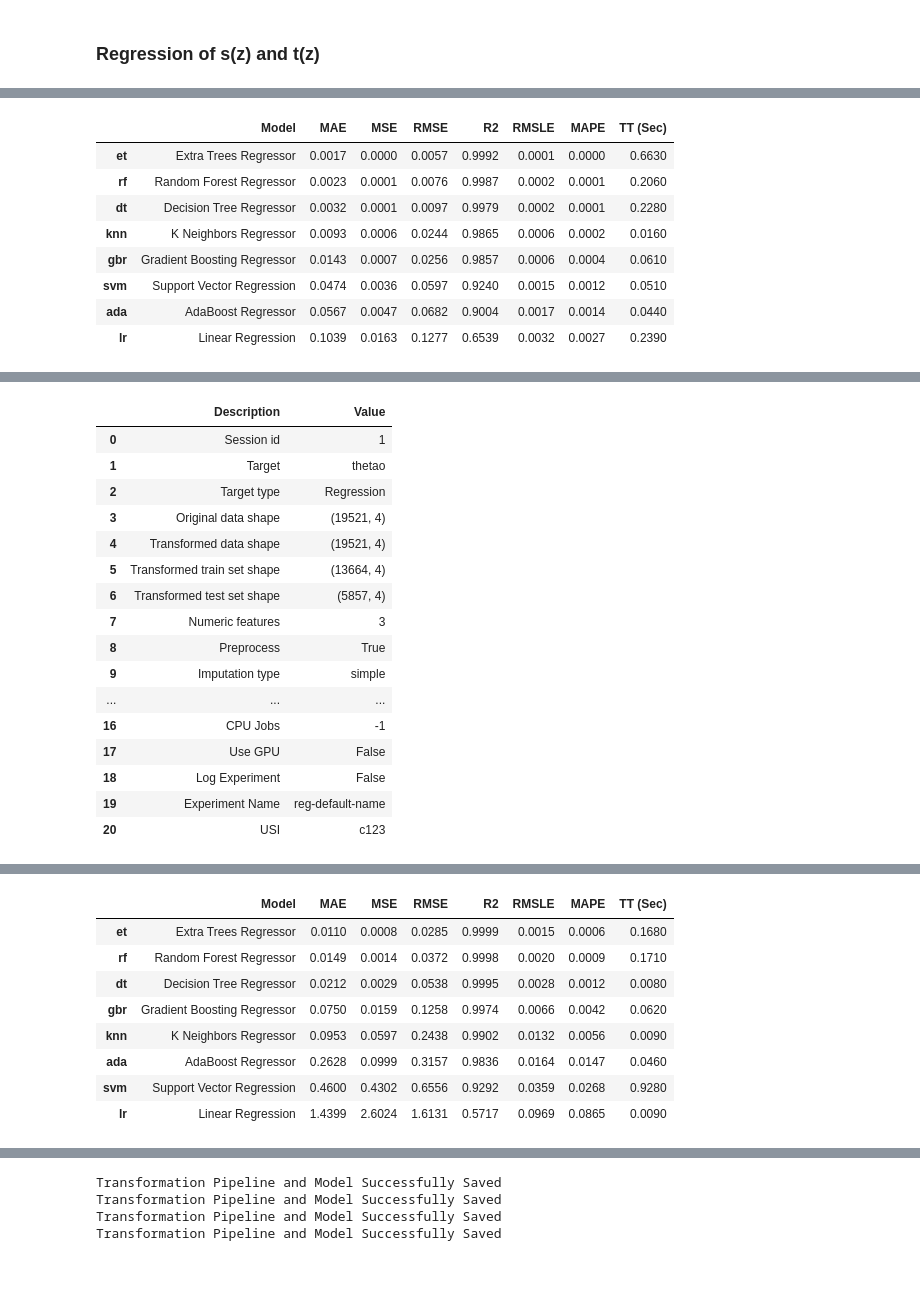
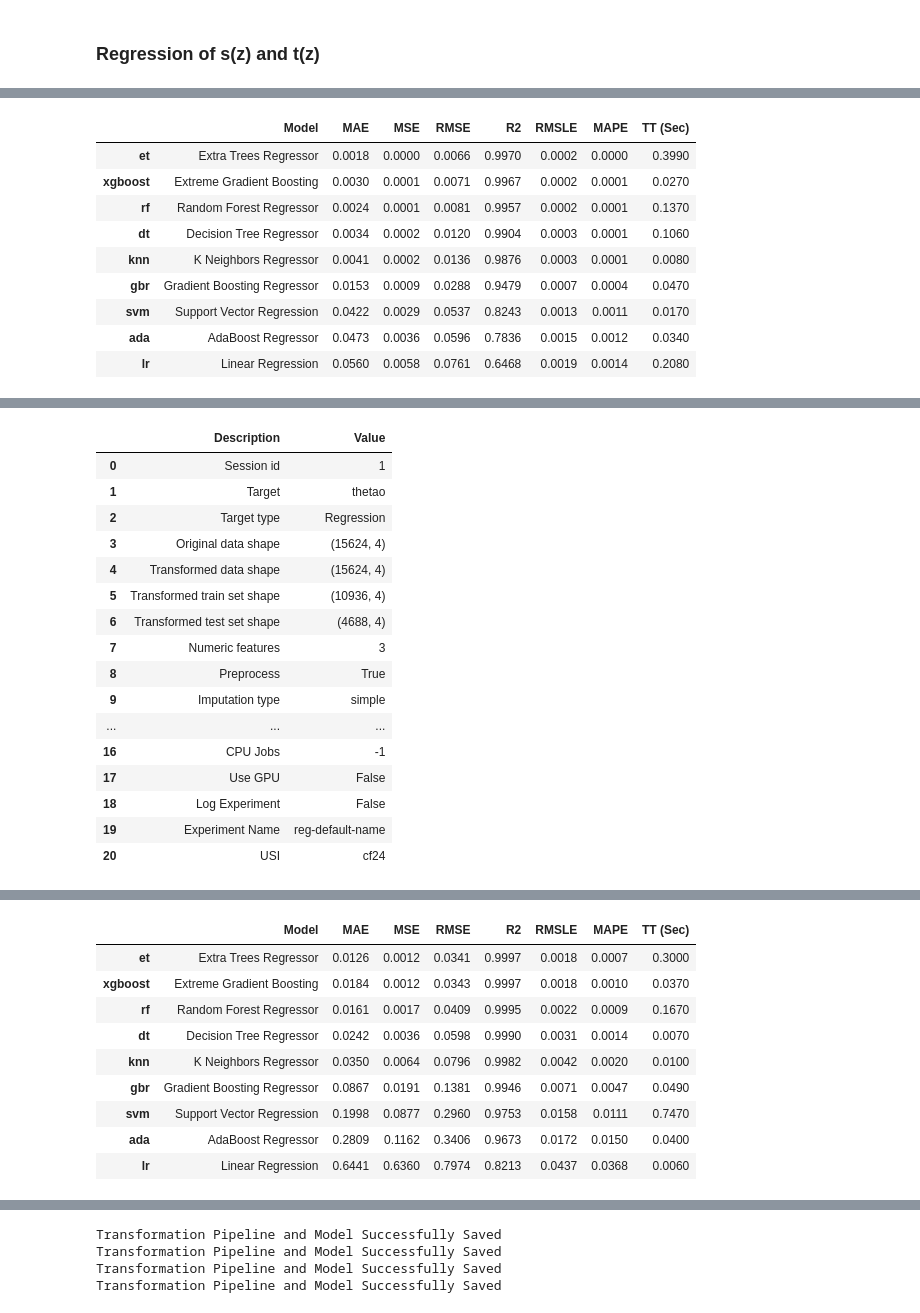
Before and after one commit to zzjc1234/MCM2024Preparation, a Jupyter notebook: MODEL/model1.ipynb, the cells around one changed output, grey strips where cells are left out. Drawn from its saved outputs; the diff is of its cells as text; code cells hidden in the pictures; blank space fills up the shorter version.

```diff
--- a/MODEL/model1.ipynb
+++ b/MODEL/model1.ipynb
@@ -7,7 +7,10 @@ import pandas as pd
 
 # Sea
 sample_path = "../merged_output/se/20201201se.csv.csv"
-sea_df = pd.read_csv(sample_path)
+origin_df = pd.read_csv(sample_path)
+sea_df_all = origin_df[origin_df['depth'] < 500]
+sea_df = sea_df_all[['depth', 'lat', 'lon', 'uo', 'vo', 'thetao', 'so']]
+
 g_0 = 9.8009
 
 # submersible
@@ -149,8 +191,8 @@ plt.show()
 # %%
 from pycaret.regression import RegressionExperiment
 
-s_df = sea_df[['depth', 'lat', 'lon', 'so']]
-t_df = sea_df[['depth', 'lat', 'lon', 'thetao']]
+s_df = sea_df[['depth', 'x', 'y', 'so']]
+t_df = sea_df[['depth', 'x', 'y', 'thetao']]
 
 s_reg = RegressionExperiment()
 t_reg = RegressionExperiment()
@@ -158,13 +200,13 @@ t_reg = RegressionExperiment()
 # import pycaret regression and init setup
 s_reg.setup(s_df, target='so', session_id=1,
             normalize=True, normalize_method="minmax")
-s_best = s_reg.compare_models(budget_time=0.5, include=[
-                              'lr', 'dt',  'et', 'rf', 'knn', 'gbr', 'ada', 'svm'])
+s_best = s_reg.compare_models(budget_time=0.5,  include=[
+                              'lr', 'dt',  'et', 'rf', 'knn', 'gbr', 'ada', 'svm', 'xgboost'])
 
 t_reg.setup(t_df, target='thetao', session_id=1,
             normalize=True, normalize_method="minmax")
 t_best = t_reg.compare_models(budget_time=0.5, include=[
-                              'lr', 'dt',  'et', 'rf', 'knn', 'gbr', 'ada', 'svm'])
+                              'lr', 'dt',  'et', 'rf', 'knn', 'gbr', 'ada', 'svm', 'xgboost'])
 # %% [output]
 |  | Description | Value |
 | 0 | Session id | 1 |
@@ -186,41 +228,43 @@ t_best = t_reg.compare_models(budget_time=0.5, include=[
 [interactive output not drawn]
 |  | Model | MAE | MSE | RMSE | R2 | RMSLE | MAPE | TT (Sec) |
-| et | Extra Trees Regressor | 0.0017 | 0.0000 | 0.0057 | 0.9992 | 0.0001 | 0.0000 | 0.6630 |
-| rf | Random Forest Regressor | 0.0023 | 0.0001 | 0.0076 | 0.9987 | 0.0002 | 0.0001 | 0.2060 |
-| dt | Decision Tree Regressor | 0.0032 | 0.0001 | 0.0097 | 0.9979 | 0.0002 | 0.0001 | 0.2280 |
-| knn | K Neighbors Regressor | 0.0093 | 0.0006 | 0.0244 | 0.9865 | 0.0006 | 0.0002 | 0.0160 |
-| gbr | Gradient Boosting Regressor | 0.0143 | 0.0007 | 0.0256 | 0.9857 | 0.0006 | 0.0004 | 0.0610 |
-| svm | Support Vector Regression | 0.0474 | 0.0036 | 0.0597 | 0.9240 | 0.0015 | 0.0012 | 0.0510 |
-| ada | AdaBoost Regressor | 0.0567 | 0.0047 | 0.0682 | 0.9004 | 0.0017 | 0.0014 | 0.0440 |
-| lr | Linear Regression | 0.1039 | 0.0163 | 0.1277 | 0.6539 | 0.0032 | 0.0027 | 0.2390 |
+| et | Extra Trees Regressor | 0.0018 | 0.0000 | 0.0066 | 0.9970 | 0.0002 | 0.0000 | 0.3990 |
+| xgboost | Extreme Gradient Boosting | 0.0030 | 0.0001 | 0.0071 | 0.9967 | 0.0002 | 0.0001 | 0.0270 |
+| rf | Random Forest Regressor | 0.0024 | 0.0001 | 0.0081 | 0.9957 | 0.0002 | 0.0001 | 0.1370 |
+| dt | Decision Tree Regressor | 0.0034 | 0.0002 | 0.0120 | 0.9904 | 0.0003 | 0.0001 | 0.1060 |
+| knn | K Neighbors Regressor | 0.0041 | 0.0002 | 0.0136 | 0.9876 | 0.0003 | 0.0001 | 0.0080 |
+| gbr | Gradient Boosting Regressor | 0.0153 | 0.0009 | 0.0288 | 0.9479 | 0.0007 | 0.0004 | 0.0470 |
+| svm | Support Vector Regression | 0.0422 | 0.0029 | 0.0537 | 0.8243 | 0.0013 | 0.0011 | 0.0170 |
+| ada | AdaBoost Regressor | 0.0473 | 0.0036 | 0.0596 | 0.7836 | 0.0015 | 0.0012 | 0.0340 |
+| lr | Linear Regression | 0.0560 | 0.0058 | 0.0761 | 0.6468 | 0.0019 | 0.0014 | 0.2080 |
 [interactive output not drawn]
 |  | Description | Value |
 | 0 | Session id | 1 |
 | 1 | Target | thetao |
 | 2 | Target type | Regression |
-| 3 | Original data shape | (19521, 4) |
-| 4 | Transformed data shape | (19521, 4) |
-| 5 | Transformed train set shape | (13664, 4) |
-| 6 | Transformed test set shape | (5857, 4) |
+| 3 | Original data shape | (15624, 4) |
+| 4 | Transformed data shape | (15624, 4) |
+| 5 | Transformed train set shape | (10936, 4) |
+| 6 | Transformed test set shape | (4688, 4) |
 | 7 | Numeric features | 3 |
 | 8 | Preprocess | True |
 | 9 | Imputation type | simple |
 | ... | ... | ... |
 | 16 | CPU Jobs | -1 |
 | 17 | Use GPU | False |
 | 18 | Log Experiment | False |
 | 19 | Experiment Name | reg-default-name |
-| 20 | USI | c123 |
+| 20 | USI | cf24 |
 [interactive output not drawn]
 |  | Model | MAE | MSE | RMSE | R2 | RMSLE | MAPE | TT (Sec) |
-| et | Extra Trees Regressor | 0.0110 | 0.0008 | 0.0285 | 0.9999 | 0.0015 | 0.0006 | 0.1680 |
-| rf | Random Forest Regressor | 0.0149 | 0.0014 | 0.0372 | 0.9998 | 0.0020 | 0.0009 | 0.1710 |
-| dt | Decision Tree Regressor | 0.0212 | 0.0029 | 0.0538 | 0.9995 | 0.0028 | 0.0012 | 0.0080 |
-| gbr | Gradient Boosting Regressor | 0.0750 | 0.0159 | 0.1258 | 0.9974 | 0.0066 | 0.0042 | 0.0620 |
-| knn | K Neighbors Regressor | 0.0953 | 0.0597 | 0.2438 | 0.9902 | 0.0132 | 0.0056 | 0.0090 |
-| ada | AdaBoost Regressor | 0.2628 | 0.0999 | 0.3157 | 0.9836 | 0.0164 | 0.0147 | 0.0460 |
-| svm | Support Vector Regression | 0.4600 | 0.4302 | 0.6556 | 0.9292 | 0.0359 | 0.0268 | 0.9280 |
-| lr | Linear Regression | 1.4399 | 2.6024 | 1.6131 | 0.5717 | 0.0969 | 0.0865 | 0.0090 |
+| et | Extra Trees Regressor | 0.0126 | 0.0012 | 0.0341 | 0.9997 | 0.0018 | 0.0007 | 0.3000 |
+| xgboost | Extreme Gradient Boosting | 0.0184 | 0.0012 | 0.0343 | 0.9997 | 0.0018 | 0.0010 | 0.0370 |
+| rf | Random Forest Regressor | 0.0161 | 0.0017 | 0.0409 | 0.9995 | 0.0022 | 0.0009 | 0.1670 |
+| dt | Decision Tree Regressor | 0.0242 | 0.0036 | 0.0598 | 0.9990 | 0.0031 | 0.0014 | 0.0070 |
+| knn | K Neighbors Regressor | 0.0350 | 0.0064 | 0.0796 | 0.9982 | 0.0042 | 0.0020 | 0.0100 |
+| gbr | Gradient Boosting Regressor | 0.0867 | 0.0191 | 0.1381 | 0.9946 | 0.0071 | 0.0047 | 0.0490 |
+| svm | Support Vector Regression | 0.1998 | 0.0877 | 0.2960 | 0.9753 | 0.0158 | 0.0111 | 0.7470 |
+| ada | AdaBoost Regressor | 0.2809 | 0.1162 | 0.3406 | 0.9673 | 0.0172 | 0.0150 | 0.0400 |
+| lr | Linear Regression | 0.6441 | 0.6360 | 0.7974 | 0.8213 | 0.0437 | 0.0368 | 0.0060 |
 [interactive output not drawn]
 # %%
 # from pycaret.regression import plot_model
```
Also changed, not shown: parts of 7 cells of this notebook, 6 other files.
